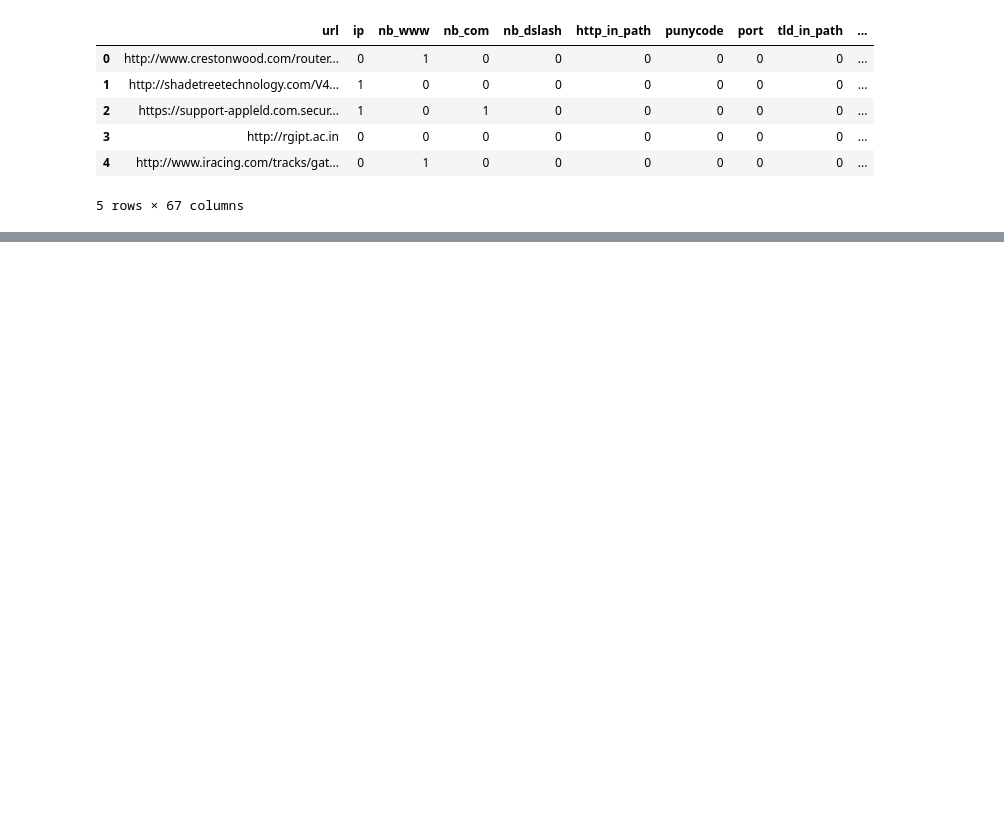
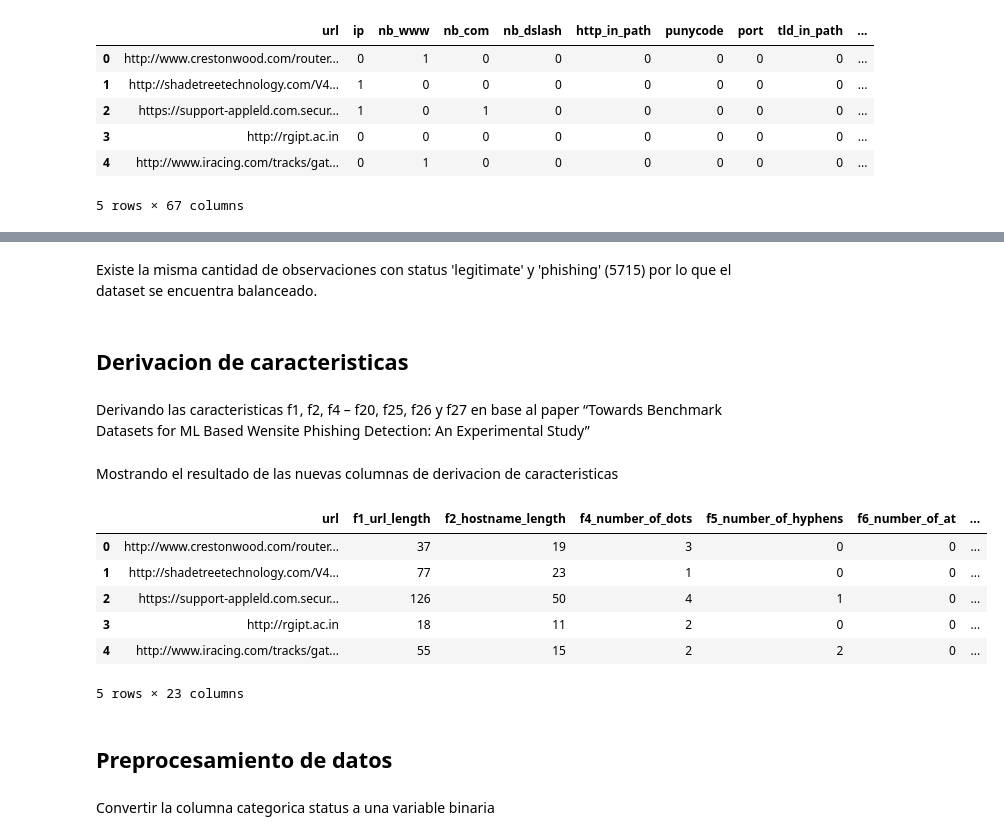
Before and after one commit to jurhs2000/security-data-science-lab1, a Jupyter notebook: lab1.ipynb, the cells around one changed output, grey strips where cells are left out. Saved outputs shown, nothing was run; the diff lists cells and outputs as text; code cells hidden in the pictures; blank space fills up the shorter version.

```diff
--- a/lab1.ipynb
+++ b/lab1.ipynb
@@ -21,0 +38,7 @@ data.head()
+# %% [markdown]
+Existe la misma cantidad de observaciones con status 'legitimate' y 'phishing' (5715) por lo que el dataset se encuentra balanceado.
+# %% [markdown]
+## Derivacion de caracteristicas
+# %% [markdown]
+Derivando las caracteristicas f1, f2, f4 – f20, f25, f26 y f27 en base al paper “Towards Benchmark Datasets for ML Based Wensite Phishing Detection: An
+Experimental Study”
@@ -21,0 +137,17 @@ data.head()
+# %% [markdown]
+Mostrando el resultado de las nuevas columnas de derivacion de caracteristicas
+# %%
+# show only new features
+data[['url', 'f1_url_length', 'f2_hostname_length', 'f4_number_of_dots', 'f5_number_of_hyphens', 'f6_number_of_at', 'f7_number_of_question_mark', 'f8_number_of_ampersand', 'f9_number_of_bar', 'f10_number_of_equal', 'f11_number_of_underline', 'f12_number_of_tilde', 'f13_number_of_percent', 'f14_number_of_slash', 'f15_number_of_ast', 'f16_number_of_colon', 'f17_number_of_comma', 'f18_number_of_semicolon', 'f19_number_of_dollar', 'f20_number_of_space', 'f25_has_https', 'f26_ratio_of_digits_url', 'f27_ratio_of_digits_hostname']].head()
+# %% [output]
+|  | url | f1_url_length | f2_hostname_length | f4_number_of_dots | f5_number_of_hyphens | f6_number_of_at | ... |
+| 0 | http://www.crestonwood.com/router... | 37 | 19 | 3 | 0 | 0 | ... |
+| 1 | http://shadetreetechnology.com/V4... | 77 | 23 | 1 | 0 | 0 | ... |
+| 2 | https://support-appleld.com.secur... | 126 | 50 | 4 | 1 | 0 | ... |
+| 3 | http://rgipt.ac.in | 18 | 11 | 2 | 0 | 0 | ... |
+| 4 | http://www.iracing.com/tracks/gat... | 55 | 15 | 2 | 2 | 0 | ... |
+5 rows × 23 columns
+# %% [markdown]
+## Preprocesamiento de datos
+# %% [markdown]
+Convertir la columna categorica status a una variable binaria
```
Also changed, not shown: parts of 14 cells of this notebook, 1 other file.
